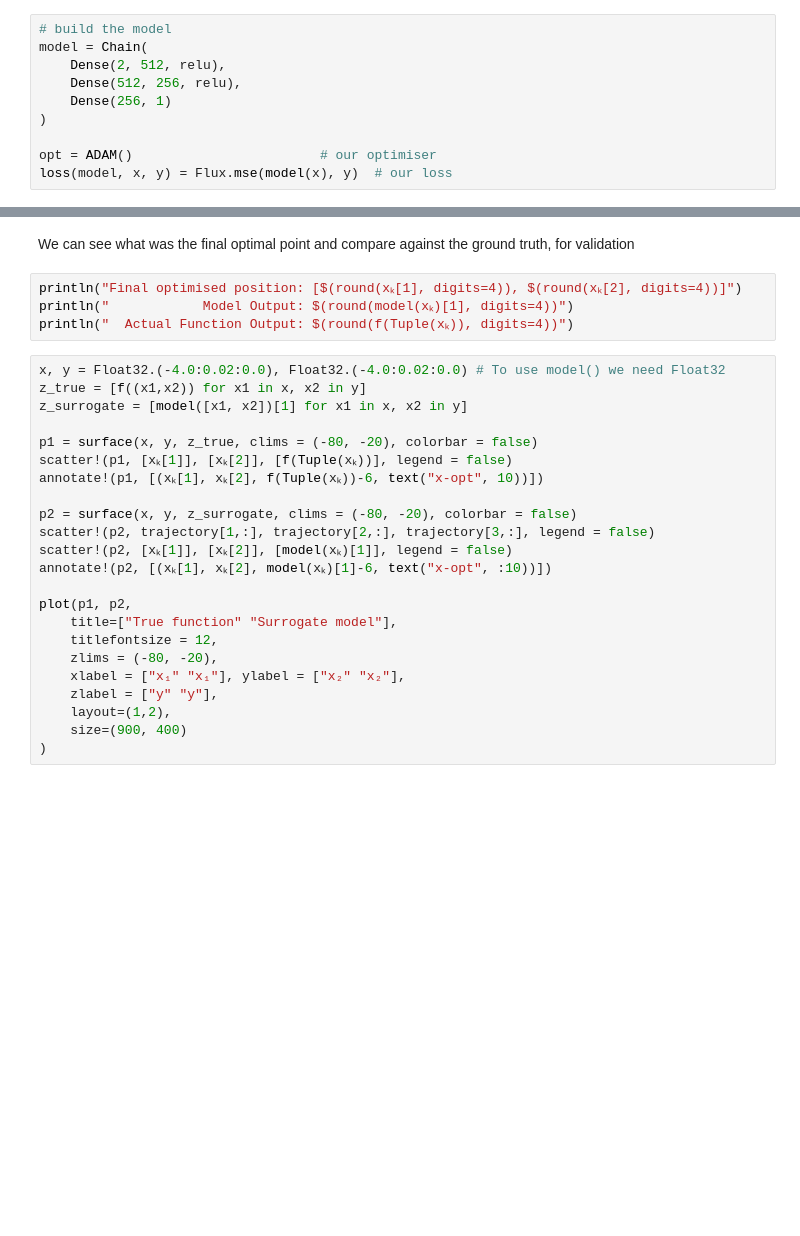
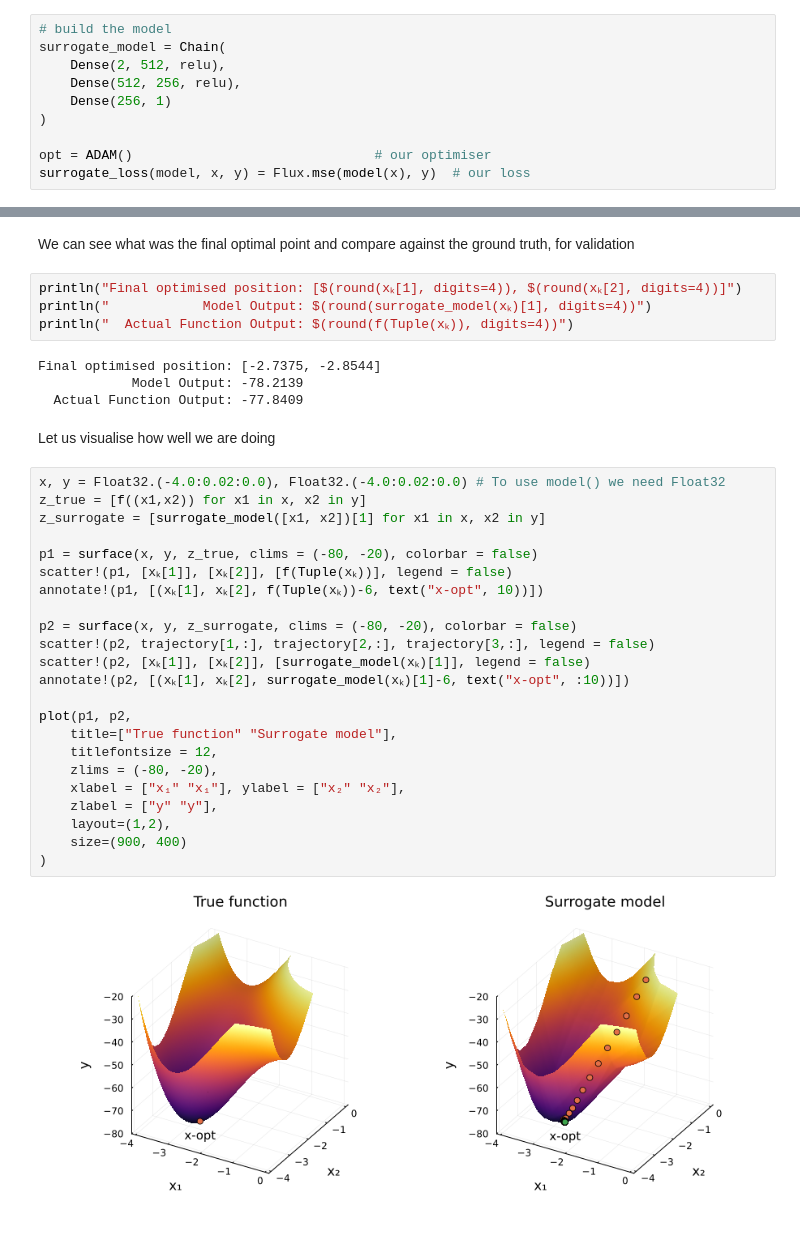
Before and after one commit to julia-users-helsinki/aie-workshop, a Jupyter notebook: Part 2 - NN.ipynb, the cells around one changed output, grey strips where cells are left out. Drawn from its saved outputs; the diff is of its cells as text; blank space fills up the shorter version.

```diff
--- a/Part 2 - NN.ipynb
+++ b/Part 2 - NN.ipynb
@@ -360,11 +371,11 @@ Now that our data is in the format we need, let's set p and train a NN that lear
 We start by building our model and setting its parameterisation
 # %%
 # build the model
-model = Chain(
+surrogate_model = Chain(
     Dense(2, 512, relu),
     Dense(512, 256, relu),
     Dense(256, 1)
 )
 
-opt = ADAM()                        # our optimiser
-loss(model, x, y) = Flux.mse(model(x), y)  # our loss
+opt = ADAM()                               # our optimiser
+surrogate_loss(model, x, y) = Flux.mse(model(x), y)  # our loss
@@ -416,31 +469,39 @@ end
 We can see what was the final optimal point and compare against the ground truth, for validation
 # %%
 println("Final optimised position: [$(round(xₖ[1], digits=4)), $(round(xₖ[2], digits=4))]")
-println("            Model Output: $(round(model(xₖ)[1], digits=4))")
+println("            Model Output: $(round(surrogate_model(xₖ)[1], digits=4))")
 println("  Actual Function Output: $(round(f(Tuple(xₖ)), digits=4))")
+# %% [output]
+Final optimised position: [-2.7375, -2.8544]
+            Model Output: -78.2139
+  Actual Function Output: -77.8409
+# %% [markdown]
+Let us visualise how well we are doing
 # %%
 x, y = Float32.(-4.0:0.02:0.0), Float32.(-4.0:0.02:0.0) # To use model() we need Float32
 z_true = [f((x1,x2)) for x1 in x, x2 in y]
-z_surrogate = [model([x1, x2])[1] for x1 in x, x2 in y]
+z_surrogate = [surrogate_model([x1, x2])[1] for x1 in x, x2 in y]
 
 p1 = surface(x, y, z_true, clims = (-80, -20), colorbar = false)
 scatter!(p1, [xₖ[1]], [xₖ[2]], [f(Tuple(xₖ))], legend = false)
 annotate!(p1, [(xₖ[1], xₖ[2], f(Tuple(xₖ))-6, text("x-opt", 10))])
 
 p2 = surface(x, y, z_surrogate, clims = (-80, -20), colorbar = false)
 scatter!(p2, trajectory[1,:], trajectory[2,:], trajectory[3,:], legend = false)
-scatter!(p2, [xₖ[1]], [xₖ[2]], [model(xₖ)[1]], legend = false)
-annotate!(p2, [(xₖ[1], xₖ[2], model(xₖ)[1]-6, text("x-opt", :10))])
+scatter!(p2, [xₖ[1]], [xₖ[2]], [surrogate_model(xₖ)[1]], legend = false)
+annotate!(p2, [(xₖ[1], xₖ[2], surrogate_model(xₖ)[1]-6, text("x-opt", :10))])
 
 plot(p1, p2,
     title=["True function" "Surrogate model"],
     titlefontsize = 12,
     zlims = (-80, -20),
     xlabel = ["x₁" "x₁"], ylabel = ["x₂" "x₂"],
     zlabel = ["y" "y"],
     layout=(1,2),
     size=(900, 400)
 )
+# %% [output]
+[figure, added]
 # %%
 p1 = contour(x, y, z_true, clims = (-80, -10))
 scatter!(p1, [xₖ[1]], [xₖ[2]], legend = false)
```
Also changed, not shown: parts of 8 cells of this notebook.
